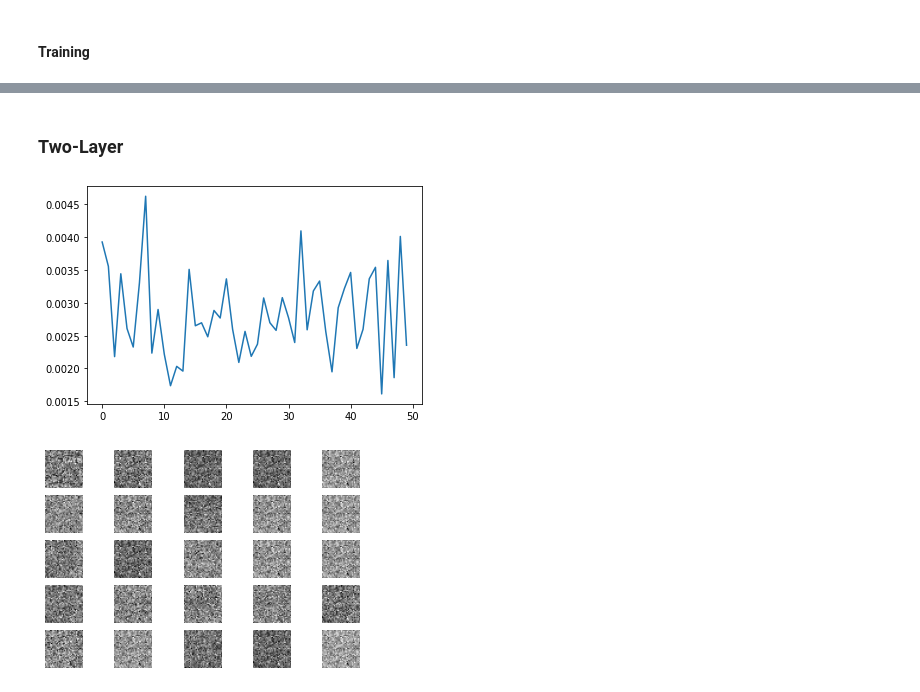
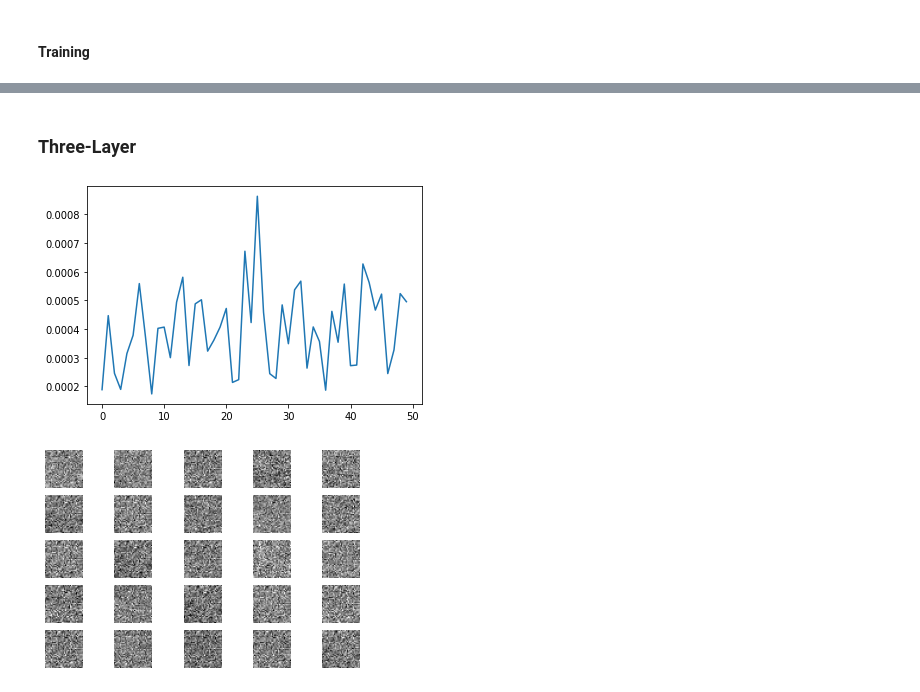
Before and after one commit to lingqiz/PsychophysicsNN, a Jupyter notebook: DeepPCA.ipynb, the cells around one changed output, grey strips where cells are left out. Drawn from its saved outputs; the diff is of its cells as text; code cells hidden in the pictures.

```diff
--- a/DeepPCA.ipynb
+++ b/DeepPCA.ipynb
@@ -278,16 +278,16 @@ plot_temporal(diag_val, t_step=1000, n_plot=15)
 # %% [markdown]
-### Two-Layer
+### Three-Layer
 # %%
 n_comp = 50
 input_size = 32 * 32
 
-two_layer = LinearNetwork(pca_basis, 0.1, (75, input_size), (n_comp, 75))
+deep_net = LinearNetwork(pca_basis, 0.12, (75, input_size), (60, 75), (n_comp, 60))
 # %%
 # Before training, diagonalization with PCA basis
-two_layer.plot_decomposition(n_item=50)
-two_layer.show_reconstruction(input_X)
+deep_net.plot_decomposition(n_item=50)
+deep_net.show_reconstruction(input_X)
 # %% [output]
-[figure, old version]
+[figure, new version]
-[figure, old version]
+[figure, new version]
 # %%
 # Training
```
Also changed, not shown: parts of 12 cells of this notebook.
